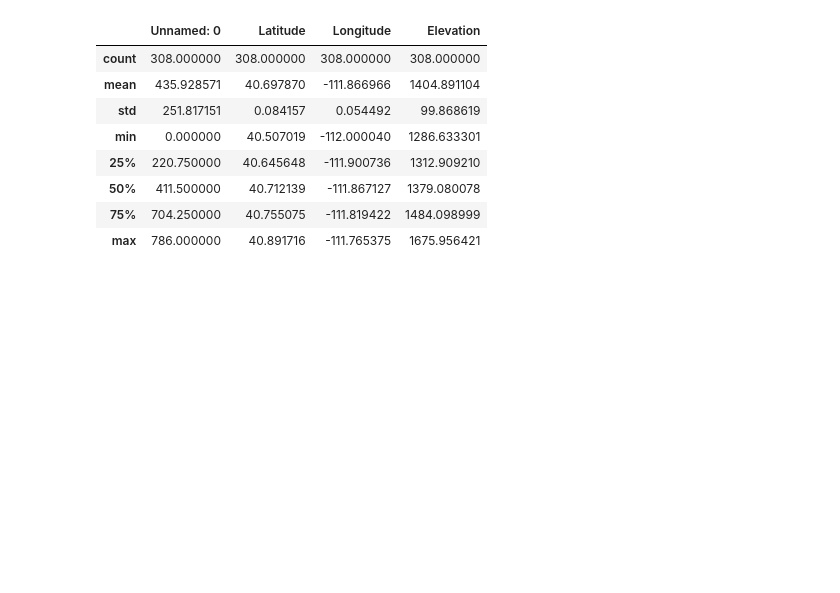
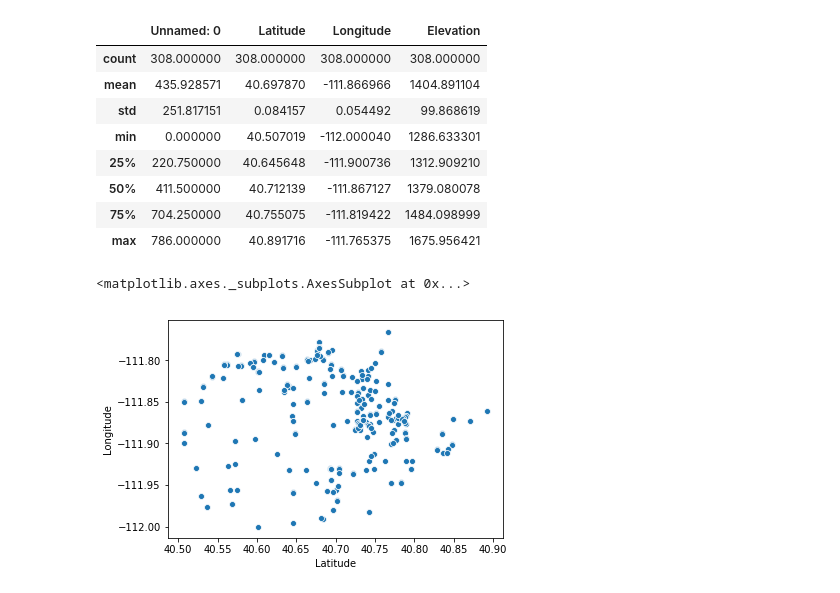
Before and after one commit to dwootton/Utah-Air-Explorers, a Jupyter notebook: UtahAirExplorersClustering.ipynb, the cells around one changed output. Cells and saved outputs as stored; diff of their text form; code cells hidden in the pictures; blank space fills up the shorter version.

```diff
--- a/UtahAirExplorersClustering.ipynb
+++ b/UtahAirExplorersClustering.ipynb
@@ -72,3 +96,10 @@ salt_lake_sensors.describe()
 | 50% | 411.500000 | 40.712139 | -111.867127 | 1379.080078 |
 | 75% | 704.250000 | 40.755075 | -111.819422 | 1484.098999 |
 | max | 786.000000 | 40.891716 | -111.765375 | 1675.956421 |
+# %%
+# A rough disitrubtion of the sensors in SLC, but without the geographic context,
+# it's difficult to understand where they're clustered.
+sns.scatterplot(x="Latitude", y="Longitude", data = salt_lake_sensors)
+# %% [output]
+<matplotlib.axes._subplots.AxesSubplot at 0x...>
+[figure, added]
```
Also changed, not shown: parts of 8 cells of this notebook.
